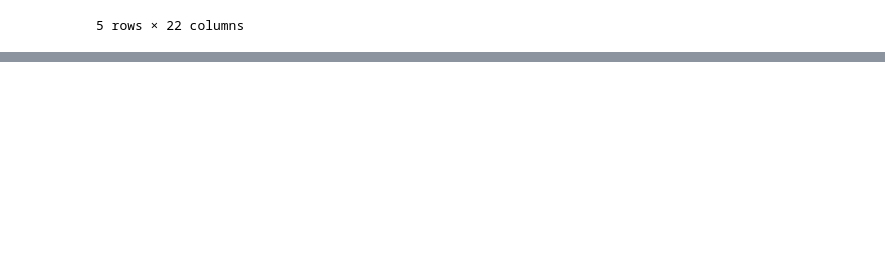
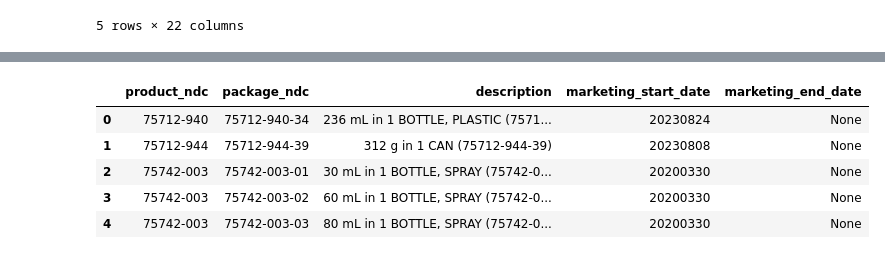
Before and after one commit to SheshmaJ/ADS-507-Final-Team-Project, a Jupyter notebook: ADS507_Final_FDA_Shortage.ipynb, the cells around one changed output, grey strips where cells are left out. Saved outputs shown, nothing was run; the diff lists cells and outputs as text; code cells hidden in the pictures; blank space fills up the shorter version.

```diff
--- a/ADS507_Final_FDA_Shortage.ipynb
+++ b/ADS507_Final_FDA_Shortage.ipynb
@@ -74,0 +123,26 @@ data/drug-ndc-0001-of-0001.json size: 234304502
+# %%
+# Create a one-to-many packaging table linked by product_ndc
+
+packaging_rows = []
+
+for _, row in df[["product_ndc", "packaging"]].dropna().iterrows():
+    for pkg in row["packaging"]:
+        pkg_row = {
+            "product_ndc": row["product_ndc"],
+            "package_ndc": pkg.get("package_ndc"),
+            "description": pkg.get("description"),
+            "marketing_start_date": pkg.get("marketing_start_date"),
+            "marketing_end_date": pkg.get("marketing_end_date")
+        }
+        packaging_rows.append(pkg_row)
+
+ndc_packaging = pd.DataFrame(packaging_rows)
+
+ndc_packaging.head()
+# %% [output]
+|  | product_ndc | package_ndc | description | marketing_start_date | marketing_end_date |
+| 0 | 75712-940 | 75712-940-34 | 236 mL in 1 BOTTLE, PLASTIC (7571... | 20230824 | None |
+| 1 | 75712-944 | 75712-944-39 | 312 g in 1 CAN (75712-944-39) | 20230808 | None |
+| 2 | 75742-003 | 75742-003-01 | 30 mL in 1 BOTTLE, SPRAY (75742-0... | 20200330 | None |
+| 3 | 75742-003 | 75742-003-02 | 60 mL in 1 BOTTLE, SPRAY (75742-0... | 20200330 | None |
+| 4 | 75742-003 | 75742-003-03 | 80 mL in 1 BOTTLE, SPRAY (75742-0... | 20200330 | None |
```
Also changed, not shown: parts of 7 cells of this notebook.
